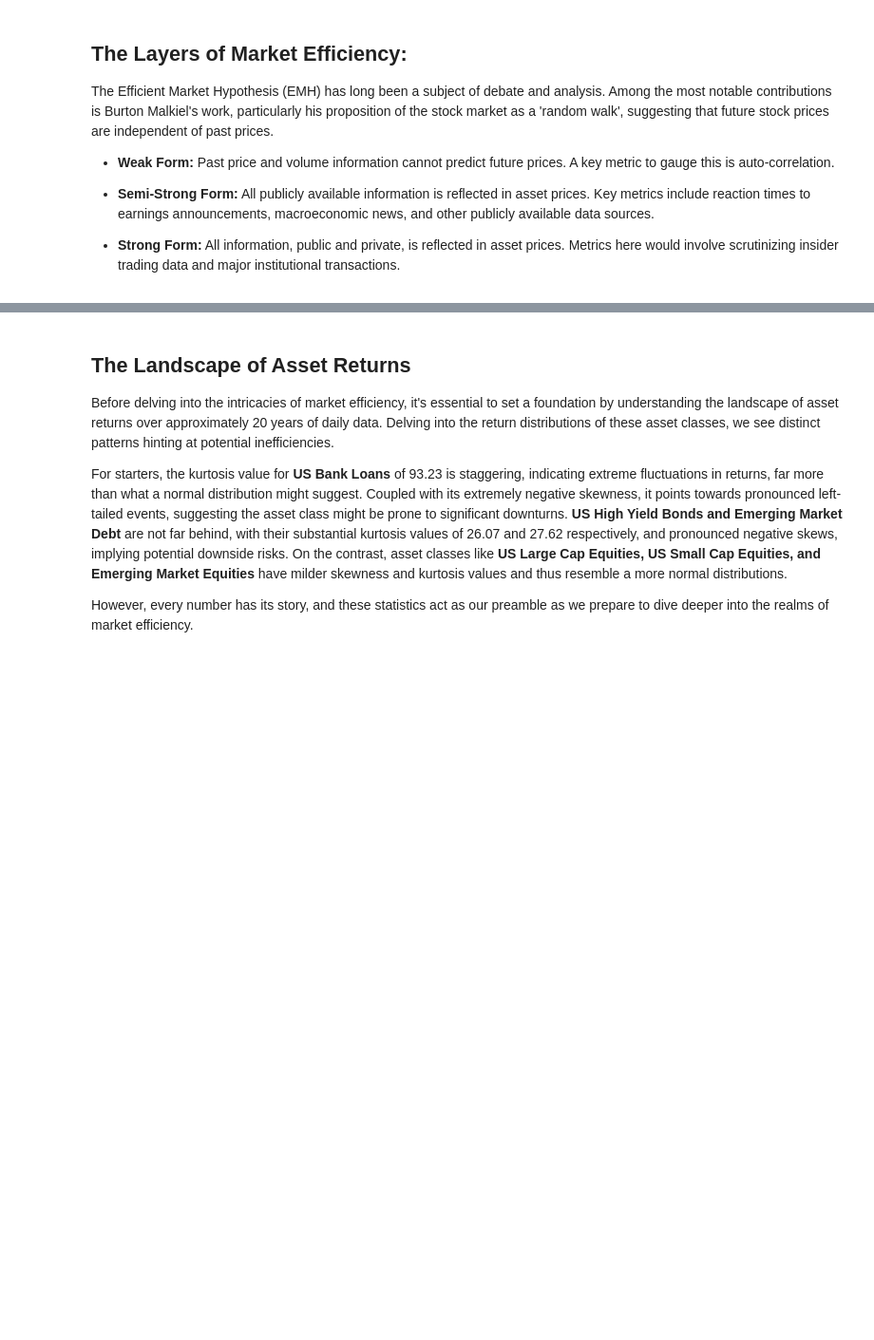
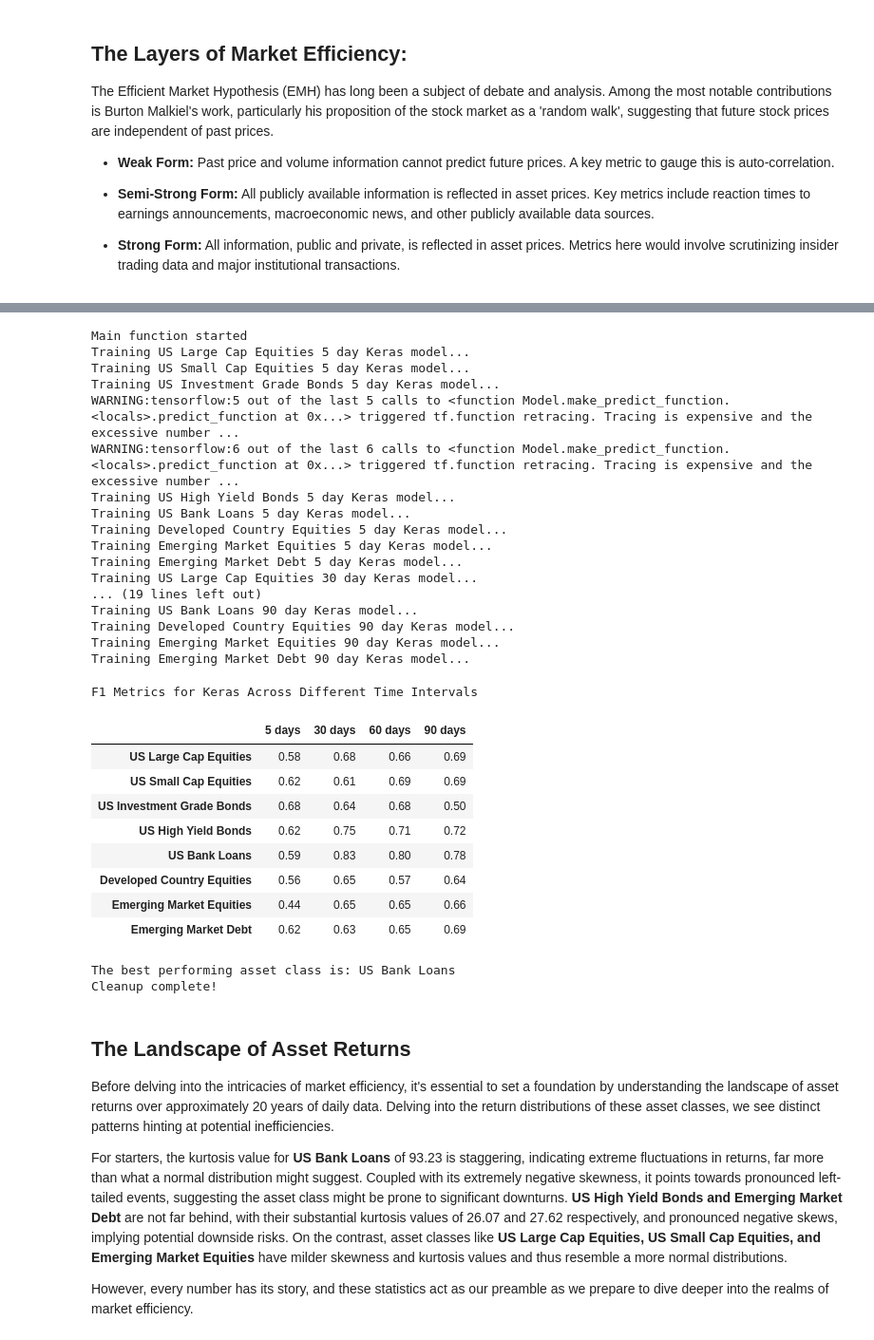
Before and after one commit to ScottMorgan85/ml-market-efficiency, a Jupyter notebook: MarketEfficiencyComparison_AssetClass.ipynb, the cells around one changed output, grey strips where cells are left out. Shown at 95% size. Drawn from its saved outputs; the diff is of its cells as text; code cells hidden in the pictures; blank space fills up the shorter version.

Commit message:
Keras Models Added

```diff
--- a/MarketEfficiencyComparison_AssetClass.ipynb
+++ b/MarketEfficiencyComparison_AssetClass.ipynb
@@ -52,3 +52,36 @@ Feature engineering completed.
+# %%
+#Run Keras Models
+final_table, styled_evaluation_df = keras_display_styled_evaluation(combined_data, highlight_f1)
+# %% [output]
+Main function started
+Training US Large Cap Equities 5 day Keras model...
+Training US Small Cap Equities 5 day Keras model...
+Training US Investment Grade Bonds 5 day Keras model...
+WARNING:tensorflow:5 out of the last 5 calls to <function Model.make_predict_function.<locals>.predict_function at 0x...> triggered tf.function retracing. Tracing is expensive and the excessive number ...
+WARNING:tensorflow:6 out of the last 6 calls to <function Model.make_predict_function.<locals>.predict_function at 0x...> triggered tf.function retracing. Tracing is expensive and the excessive number ...
+Training US High Yield Bonds 5 day Keras model...
+Training US Bank Loans 5 day Keras model...
+Training Developed Country Equities 5 day Keras model...
+Training Emerging Market Equities 5 day Keras model...
+Training Emerging Market Debt 5 day Keras model...
+Training US Large Cap Equities 30 day Keras model...
+... (19 lines left out)
+Training US Bank Loans 90 day Keras model...
+Training Developed Country Equities 90 day Keras model...
+Training Emerging Market Equities 90 day Keras model...
+Training Emerging Market Debt 90 day Keras model...
+F1 Metrics for Keras Across Different Time Intervals
+|  | 5 days | 30 days | 60 days | 90 days |
+| US Large Cap Equities | 0.58 | 0.68 | 0.66 | 0.69 |
+| US Small Cap Equities | 0.62 | 0.61 | 0.69 | 0.69 |
+| US Investment Grade Bonds | 0.68 | 0.64 | 0.68 | 0.50 |
+| US High Yield Bonds | 0.62 | 0.75 | 0.71 | 0.72 |
+| US Bank Loans | 0.59 | 0.83 | 0.80 | 0.78 |
+| Developed Country Equities | 0.56 | 0.65 | 0.57 | 0.64 |
+| Emerging Market Equities | 0.44 | 0.65 | 0.65 | 0.66 |
+| Emerging Market Debt | 0.62 | 0.63 | 0.65 | 0.69 |
+The best performing asset class is: US Bank Loans
+Cleanup complete!
 # %% [markdown]
 ## The Landscape of Asset Returns ##
 Before delving into the intricacies of market efficiency, it's essential to set a foundation by understanding the landscape of asset returns over approximately 20 years of daily data. Delving into the return distributions of these asset classes, we see distinct patterns hinting at potential inefficiencies.
```
Also changed, not shown: parts of 14 cells of this notebook, 14 other files.
